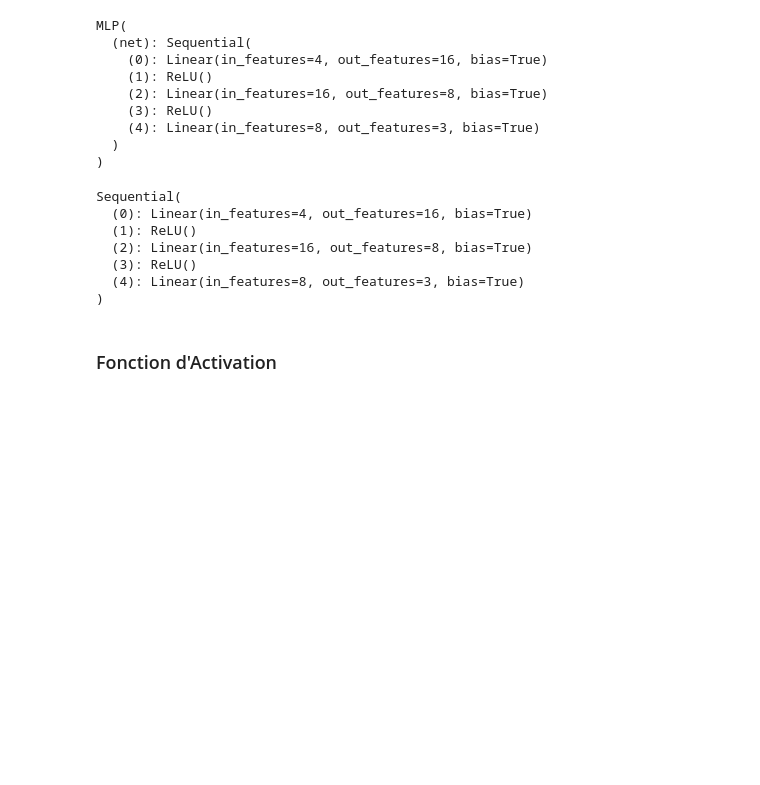
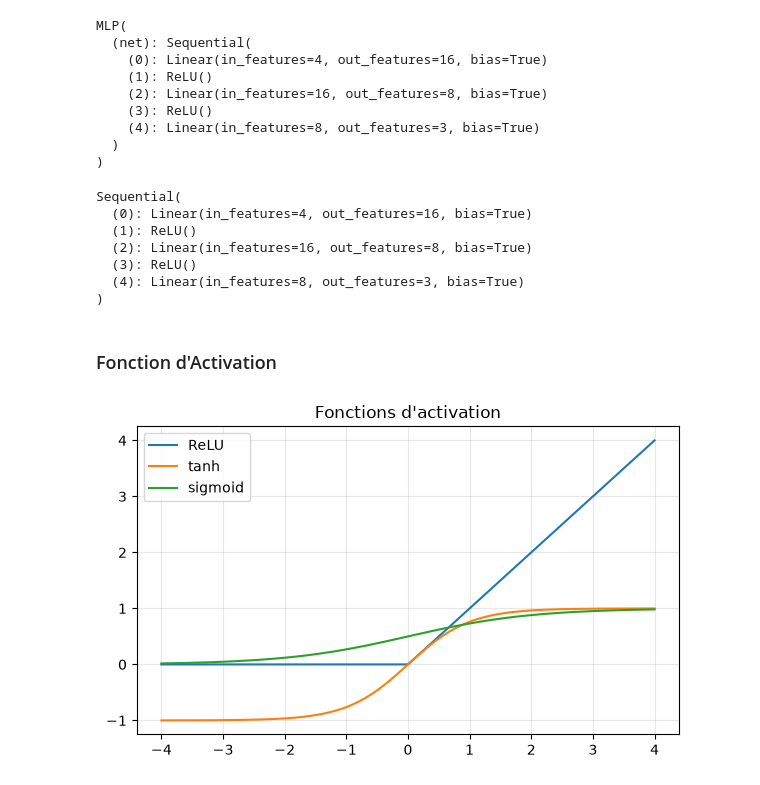
Before and after one commit to Ramadiaw12/Lab1_pytorch, a Jupyter notebook: test.ipynb, the cells around one changed output. Drawn from its saved outputs; the diff is of its cells as text; code cells hidden in the pictures; blank space fills up the shorter version.

Commit message:
create foction d'activation

```diff
--- a/test.ipynb
+++ b/test.ipynb
@@ -173,13 +173,20 @@ Sequential(
 # %% [markdown]
 ### Fonction d'Activation
 # %%
+import matplotlib.pyplot as plt
+
 x = torch.linspace(-4, 4, 200)
 relu = torch.relu(x)
 tanh = torch.tanh(x)
 sigmoid = torch.sigmoid(x)
 
 plt.figure(figsize=(7, 4))
 plt.plot(x.numpy(), relu.numpy(), label='ReLU')
 plt.plot(x.numpy(), tanh.numpy(), label='tanh')
 plt.plot(x.numpy(), sigmoid.numpy(), label='sigmoid')
 plt.grid(True, alpha=0.3)
+plt.legend()
+plt.title("Fonctions d'activation")
+plt.show()
+# %% [output]
+[figure, added]
```
